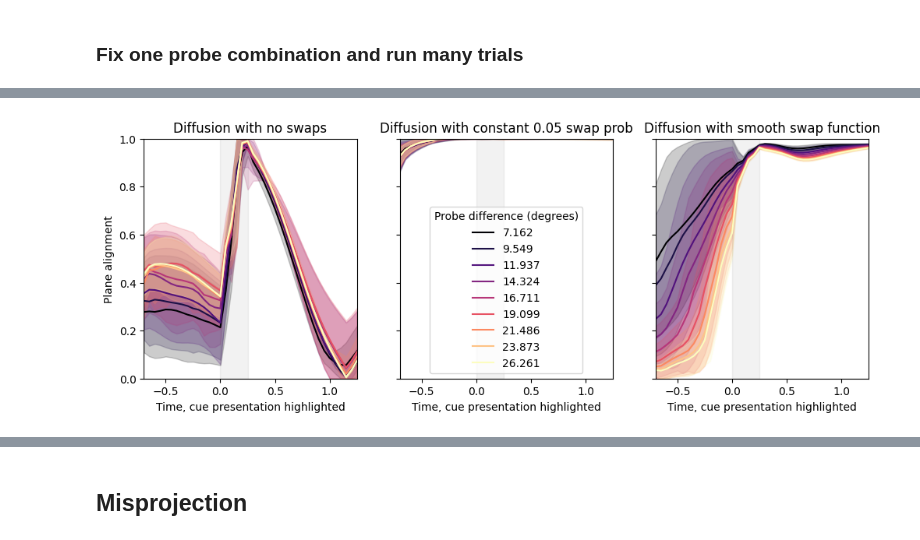
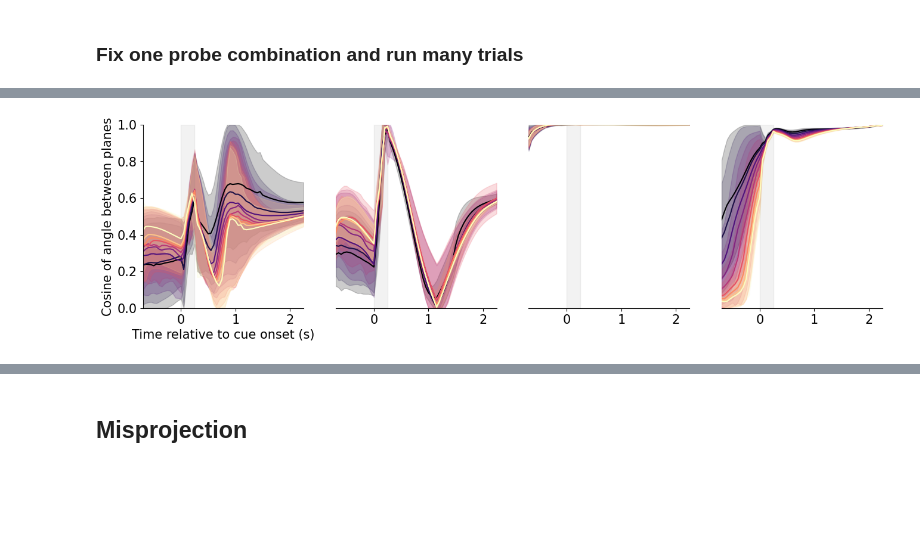
Before and after one commit to puria-radmard/behaviour_ddpm, a Jupyter notebook: analysis/new_analysis/plane_alignment.ipynb, the cells around one changed output, grey strips where cells are left out. Drawn from its saved outputs; the diff is of its cells as text; code cells hidden in the pictures; blank space fills up the shorter version.

Commit message:
added command for neurips

```diff
--- a/analysis/new_analysis/plane_alignment.ipynb
+++ b/analysis/new_analysis/plane_alignment.ipynb
@@ -44,6 +46,7 @@ device = 'cuda'
 # run_name = analysis_args.run_name
 
 
+# # run_name = 'run_c_index_cued_rnn_no_swap_0'
 # # run_name = 'run_a2_probe_cued_rnn_no_swap_1'
 # # run_name = 'run_a3_probe_cued_diffusion_no_swap_1'
 # # run_name = 'run_a4_probe_cued_diffusion_flat_swap_1'
@@ -54,8 +57,9 @@ device = 'cuda'
 #run_name = 'run_a3_probe_cued_diffusion_no_swap_1'
 #run_name = 'run_a4b_probe_cued_diffusion_flat_less_swap_0'
 #run_name = 'run_a4c_probe_cued_diffusion_flat_even_less_swap_0'
-run_name = 'run_a5b_probe_cued_diffusion_cyclical_less_swap_0'
-#run_name = 'run_a5c_probe_cued_diffusion_cyclical_less_swap_more_0'
+#run_name = 'run_a5b_probe_cued_diffusion_cyclical_less_swap_0'
+run_name = 'run_a5c_probe_cued_diffusion_cyclical_less_swap_more_0'
+#run_name = 'run_a5c_probe_cued_diffusion_cyclical_less_swap_more_1'
 
 #run_name = 'run_c2_index_cued_diffusion_no_swap_1'
 #run_name = 'run_c3_index_cued_diffusion_0.05_swap_0'
@@ -288,8 +612,9 @@ def get_plane_angles(epoch: str, t_in_epoch: int, input_information, swapped_tri
 # %%
-num_precue_steps, num_cue_steps, num_postcue_steps = 15, 5, 20
-
+# num_precue_steps, num_cue_steps, num_postcue_steps = 15, 5, 20
+num_precue_steps, num_cue_steps, num_postcue_steps = 15, 5, 40
 
 all_probe_val_idx_diffs = range(3, 12) if 'probe' in run_name else [12]
+
 all_fixed_probe1_val_idxs = range(24) if 'probe' in run_name else [0]
 num_samples = 32 if 'probe' in run_name else 64
 # %%
@@ -366,61 +677,99 @@ def generate_cmap(lrn: str, all_probe_val_idx_diffs: list[int]):
 
 dt = 0.05
 
+loading_run_names = {
+    'run_a2_probe_cued_rnn_no_swap_1': 'Task optimal',
+    'run_a3_probe_cued_diffusion_no_swap_1': 'Diffusion with no swaps',
+    'run_a4c_probe_cued_diffusion_flat_even_less_swap_0': 'Diffusion with constant 0.05 swap prob',
+    #'run_a4b_probe_cued_diffusion_flat_less_swap_0': 'Diffusion with constant 0.08 swap prob',
+    'run_a5b_probe_cued_diffusion_cyclical_less_swap_0': 'Diffusion with smooth swap function',
+    #'run_a5c_probe_cued_diffusion_cyclical_less_swap_more_0': 'Diffusion with smooth swap function',
+}
+fig_name = 'probe'
+same_fig = False
+all_probe_val_idx_diffs = range(3, 12)
+
 # loading_run_names = {
-#     'run_a3_probe_cued_diffusion_no_swap_1': 'Diffusion with no swaps',
-#     'run_a4c_probe_cued_diffusion_flat_even_less_swap_0': 'Diffusion with constant 0.05 swap prob',
-#     #'run_a4b_probe_cued_diffusion_flat_less_swap_0': 'Diffusion with constant 0.08 swap prob',
-#     'run_a5b_probe_cued_diffusion_cyclical_less_swap_0': 'Diffusion with smooth swap function',
+#     'run_c2_index_cued_diffusion_no_swap_1': ('darkgreen', '0.0'),
+#     'run_c3_index_cued_diffusion_0.05_swap_0': ('limegreen', '0.05'),
+#     'run_c3_index_cued_diffusion_0.1_swap_0': ('springgreen', '0.1'),
+#     'run_c_index_cued_rnn_no_swap_0': ('grey', 'Task\noptimised'),
 # }
+# fig_name = 'index'
+# same_fig = True
+# all_probe_val_idx_diffs = [12]
 
-loading_run_names = {
-    'run_c3_index_cued_diffusion_0.05_swap_0': '0.05',
-    'run_c3_index_cued_diffusion_0.1_swap_0': '0.1',
-    'run_c3_index_cued_diffusion_0.05_swap_0': '0.00',
-}
 
 figsize = 4
-fig, axes = plt.subplots(1, len(loading_run_names), figsize = (len(loading_run_names) * figsize, figsize), sharey =True)
-
-axes[0].set_ylabel('Plane alignment')
+if same_fig:
+    fig, axes = plt.subplots(1, 1, figsize = (figsize, figsize))
+    axes = [axes] * len(loading_run_names)
+else:
+    fig, axes = plt.subplots(1, len(loading_run_names), figsize = (len(loading_run_names) * figsize, figsize))
 
 for ax, loading_run_name in zip(axes, loading_run_names.keys()):
 
-    with open(f'/homes/pr450/repos/research_projects/sampling_ddpm/results_link_sampler/analysis/plane_alignment/all_precue_plane_angle_coses_for_diffs_{loading_run_name}.npy', 'rb') as f:
+    # with open(f'/homes/pr450/repos/research_projects/sampling_ddpm/results_link_sampler/analysis/plane_alignment/all_precue_plane_angle_coses_for_diffs_{loading_run_name}.npy', 'rb') as f:
+    with open(f'/homes/pr450/repos/research_projects/sampling_ddpm/results_link_sampler/analysis/plane_alignment_new/all_precue_plane_angle_coses_for_diffs_{loading_run_name}.npy', 'rb') as f:
         all_precue_plane_angle_coses_for_diffs = np.load(f, allow_pickle=True)
 
     means = all_precue_plane_angle_coses_for_diffs.mean(1)
     stds = all_precue_plane_angle_coses_for_diffs.std(1)
 
-    time_axis = [(i - num_precue_steps) * dt for i in range(1, 1 + means.shape[-1])]
     cmap = generate_cmap(loading_run_name, all_probe_val_idx_diffs)
 
     for (diff, mean_line, std_line) in zip(all_probe_val_idx_diffs, means, stds):
+
+        # mean_line = np.concatenate([mean_line[:num_cue_steps + num_precue_steps], mean_line[num_cue_steps + num_precue_steps::2]])
+        # std_line = np.concatenate([std_line[:num_cue_steps + num_precue_steps], std_line[num_cue_steps + num_precue_steps::2]])
+        time_axis = [(i - num_precue_steps) * dt for i in range(1, 1 + mean_line.shape[-1])]
 
         upper = np.clip(mean_line + std_line, 0.0, 1.0)
         lower = np.clip(mean_line - std_line, 0.0, 1.0)
 
         probe_diff = diff / 24 / np.pi * 180          ### XXX: Hacky - save probe diffs directly!
 
-        ax.plot(time_axis, mean_line, color = cmap.to_rgba(diff), label = round(probe_diff, 3))
-        ax.fill_between(time_axis, lower, upper, alpha = 0.2, color = cmap.to_rgba(diff))
+        label = None if len(all_probe_val_idx_diffs) > 1 else loading_run_names[loading_run_name][1]
+        color = cmap.to_rgba(diff) if len(all_probe_val_idx_diffs) > 1 else loading_run_names[loading_run_name][0]
 
-    ylim = ax.get_ylim()
+        #ax.plot(time_axis, mean_line, color = cmap.to_rgba(diff), label = round(probe_diff, 3))
+        ax.plot(time_axis, mean_line, color = color, label = label)
+        ax.fill_between(time_axis, lower, upper, alpha = 0.2, color = color)
 
     ax.fill_betweenx(
-        ylim,
+        [0.0, 1.0],
         (np.array([num_precue_steps, num_precue_steps]) - num_precue_steps) * dt,
         (np.array([num_cue_steps + num_precue_steps, num_cue_steps + num_precue_steps]) - num_precue_steps) * dt,
         alpha = 0.1, color = 'grey'
     )
 
-    ax.set_ylim(ylim)
-    ax.set_xlabel('Time, cue presentation highlighted')
-    ax.set_title(loading_run_names[loading_run_name])
+    # ax.set_xlabel('Time, cue presentation highlighted')
+    # ax.set_title(loading_run_names[loading_run_name])
 
     ax.set_ylim(0.0, 1.0)
     ax.set_xlim(time_axis[0], time_axis[-1])
 
+axes[0].set_ylabel('Cosine of angle between planes', fontsize = 15)
 
-axes[1].legend(title = 'Probe difference (degrees)', loc='lower center')
+for iax, ax in enumerate(axes):
+    ax.spines['top'].set_visible(False)
+    ax.spines['right'].set_visible(False)
+    ax.tick_params(axis='both', which='major', labelsize=15)
+    if iax and not same_fig:
+        ax.spines['left'].set_visible(False)
+        ax.set_yticks([])
+    else:
+        ax.set_xlabel('Time relative to cue onset (s)', fontsize = 15)
+
+# axes[1].legend(title = 'Probe difference (degrees)', loc='lower center')
+
+# if len(all_probe_val_idx_diffs) == 1:
+#     legend = ax.legend(frameon=False, title = 'Index cued probability of swap', bbox_to_anchor=(1.0, 1.3), fontsize = 15)
+#     plt.setp(legend.get_title(),fontsize=15)
+#     fig.tight_layout()
+
+
+
+
+fig.savefig(f'neurips_figures/plane_alignment/{fig_name}_alignment_over_time.svg', transparent = True)
 # %% [output]
@@ -428 +776 @@ axes[1].legend(title = 'Probe difference (degrees)', loc='lower center')
-[figure, old version]
+[figure, new version]
```
Also changed, not shown: parts of 22 cells of this notebook, 24 other files.
